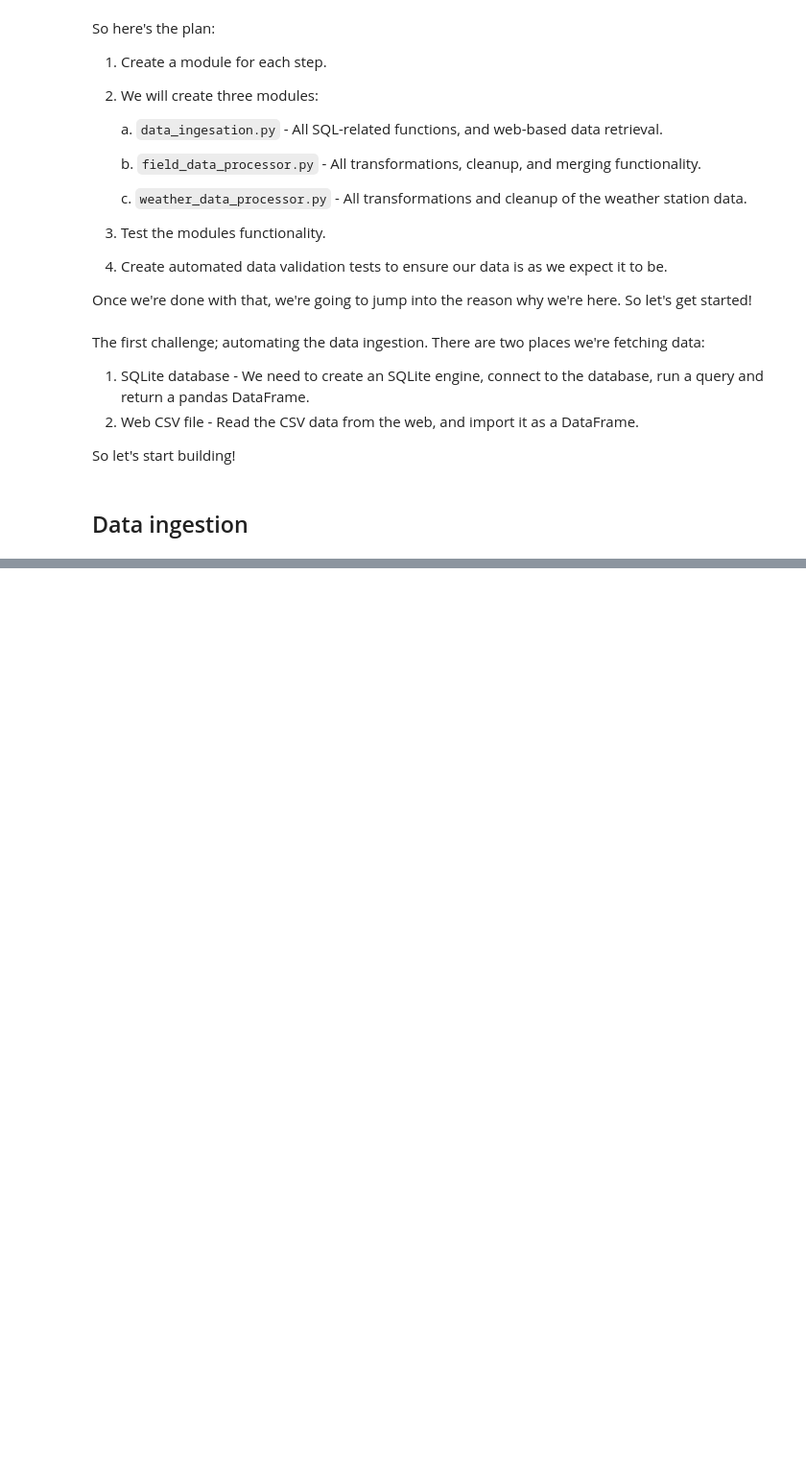
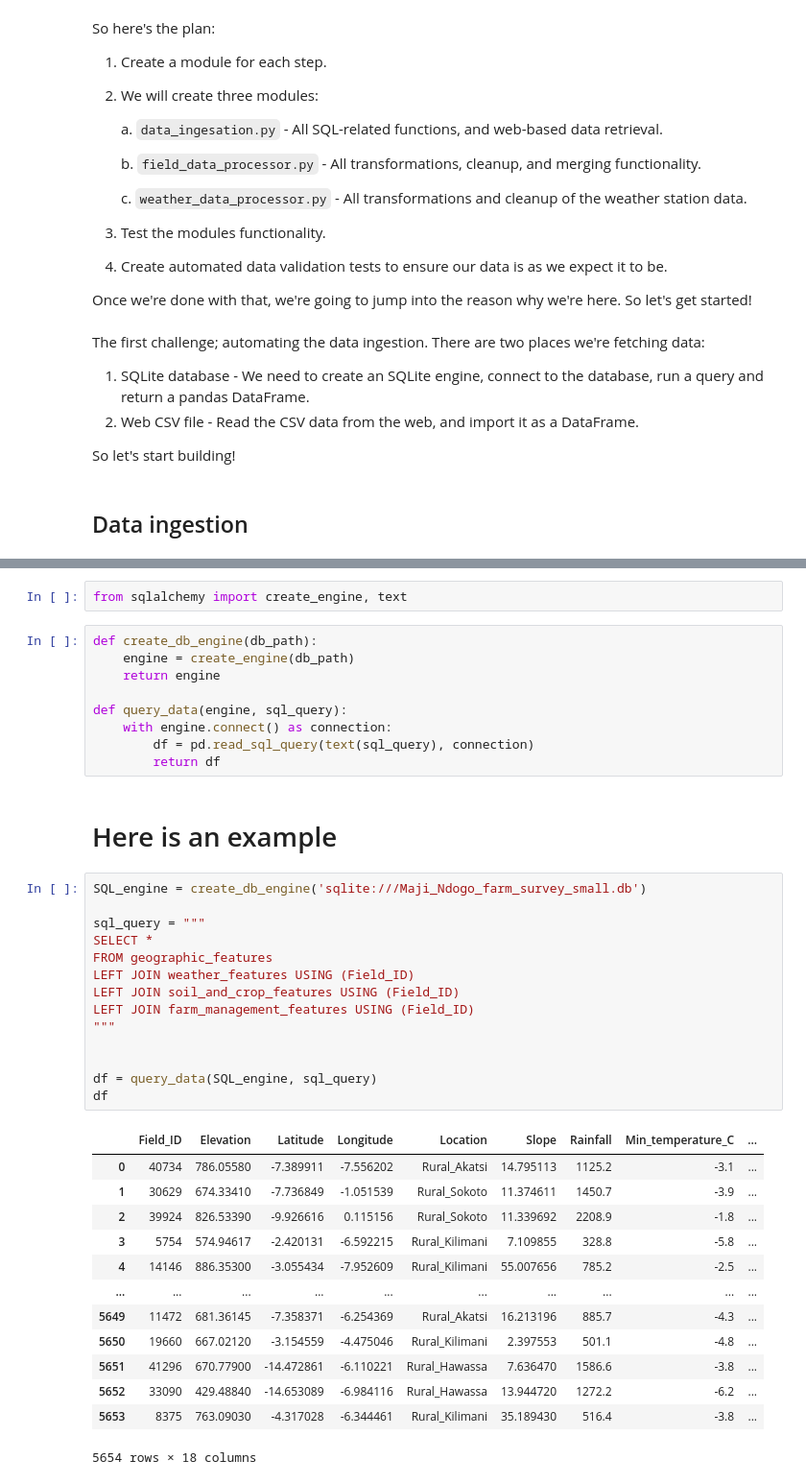
Before and after one commit to EbrahemHassan132/data_processing, a Jupyter notebook: Validating_data_notebook.ipynb, the cells around one changed output, grey strips where cells are left out. Shown: that part at 96% size. Drawn from its saved outputs; the diff is of its cells as text; blank space fills up the shorter version.

Commit message:
develop the data_ingestion module in the notebook and create data_ingestion.py file

```diff
--- a/Validating_data_notebook.ipynb
+++ b/Validating_data_notebook.ipynb
@@ -144,0 +157,41 @@ So let's start building!
+# %%
+from sqlalchemy import create_engine, text
+# %%
+def create_db_engine(db_path):
+    engine = create_engine(db_path)
+    return engine
+
+def query_data(engine, sql_query):
+    with engine.connect() as connection:
+        df = pd.read_sql_query(text(sql_query), connection)
+        return df
+# %% [markdown]
+# Here is an example
+# %%
+SQL_engine = create_db_engine('sqlite:///Maji_Ndogo_farm_survey_small.db')
+
+sql_query = """
+SELECT *
+FROM geographic_features
+LEFT JOIN weather_features USING (Field_ID)
+LEFT JOIN soil_and_crop_features USING (Field_ID)
+LEFT JOIN farm_management_features USING (Field_ID)
+"""
+
+
+df = query_data(SQL_engine, sql_query)
+df
+# %% [output]
+|  | Field_ID | Elevation | Latitude | Longitude | Location | Slope | Rainfall | Min_temperature_C | ... |
+| 0 | 40734 | 786.05580 | -7.389911 | -7.556202 | Rural_Akatsi | 14.795113 | 1125.2 | -3.1 | ... |
+| 1 | 30629 | 674.33410 | -7.736849 | -1.051539 | Rural_Sokoto | 11.374611 | 1450.7 | -3.9 | ... |
+| 2 | 39924 | 826.53390 | -9.926616 | 0.115156 | Rural_Sokoto | 11.339692 | 2208.9 | -1.8 | ... |
+| 3 | 5754 | 574.94617 | -2.420131 | -6.592215 | Rural_Kilimani | 7.109855 | 328.8 | -5.8 | ... |
+| 4 | 14146 | 886.35300 | -3.055434 | -7.952609 | Rural_Kilimani | 55.007656 | 785.2 | -2.5 | ... |
+| ... | ... | ... | ... | ... | ... | ... | ... | ... | ... |
+| 5649 | 11472 | 681.36145 | -7.358371 | -6.254369 | Rural_Akatsi | 16.213196 | 885.7 | -4.3 | ... |
+| 5650 | 19660 | 667.02120 | -3.154559 | -4.475046 | Rural_Kilimani | 2.397553 | 501.1 | -4.8 | ... |
+| 5651 | 41296 | 670.77900 | -14.472861 | -6.110221 | Rural_Hawassa | 7.636470 | 1586.6 | -3.8 | ... |
+| 5652 | 33090 | 429.48840 | -14.653089 | -6.984116 | Rural_Hawassa | 13.944720 | 1272.2 | -6.2 | ... |
+| 5653 | 8375 | 763.09030 | -4.317028 | -6.344461 | Rural_Kilimani | 35.189430 | 516.4 | -3.8 | ... |
+5654 rows × 18 columns
```
Also changed, not shown: parts of 13 cells of this notebook, 2 other files.
